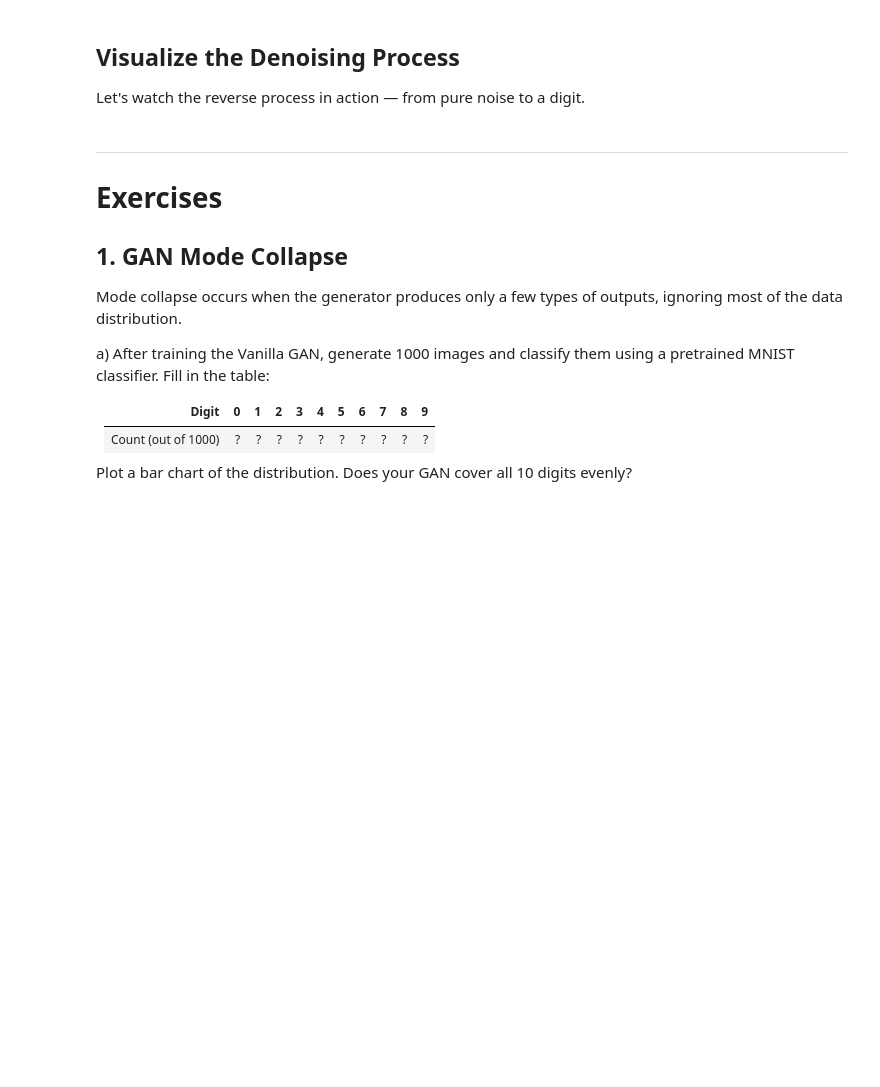
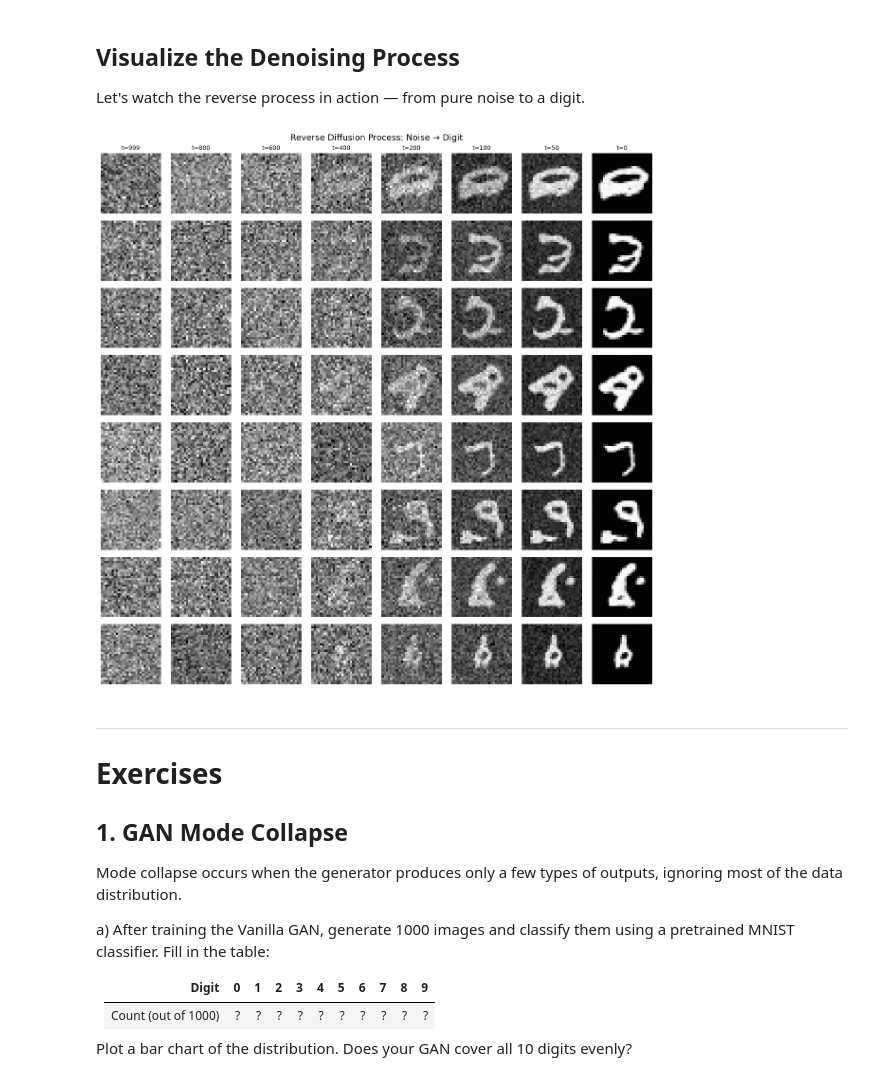
Before and after one commit to moreshud/Python-for-Deep-Learning, a Jupyter notebook: Assignments/2026_Assignment/A4 - GANs + Diffusion/A4-Generative-Models.ipynb, the cells around one changed output. Cells and saved outputs as stored; diff of their text form; code cells hidden in the pictures; blank space fills up the shorter version.

```diff
--- a/Assignments/2026_Assignment/A4 - GANs + Diffusion/A4-Generative-Models.ipynb
+++ b/Assignments/2026_Assignment/A4 - GANs + Diffusion/A4-Generative-Models.ipynb
@@ -864,30 +1009,33 @@ Let's watch the reverse process in action — from pure noise to a digit.
 # %%
 @torch.no_grad()
 def generate_with_trajectory(n_samples=8):
     """Generate images and record snapshots along the way."""
     x = torch.randn(n_samples, 1, 28, 28).to(device)
     snapshots = []
     show_at = {999, 800, 600, 400, 200, 100, 50, 0}
     for t in reversed(range(T)):
         x = p_sample(x, t)
         if t in show_at:
             snapshots.append((t, x.cpu().clone()))
     return snapshots
 
 
 snapshots = generate_with_trajectory(8)
 fig, axes = plt.subplots(8, len(snapshots), figsize=(len(snapshots)*1.5, 12))
 
 for col, (t, imgs) in enumerate(snapshots):
     for row in range(8):
         ax = axes[row][col]
         ax.imshow(imgs[row].squeeze().numpy(), cmap='gray')
         ax.axis('off')
         if row == 0:
             ax.set_title(f't={t}', fontsize=9)
 
 plt.suptitle('Reverse Diffusion Process: Noise → Digit', fontsize=13)
-plt.tight_layout(); plt.show()
+plt.tight_layout();
+plt.show()
+# %% [output]
+[figure, added]
 # %% [markdown]
 ---
 # Exercises
```
Also changed, not shown: parts of 16 cells of this notebook, 2 other files.
